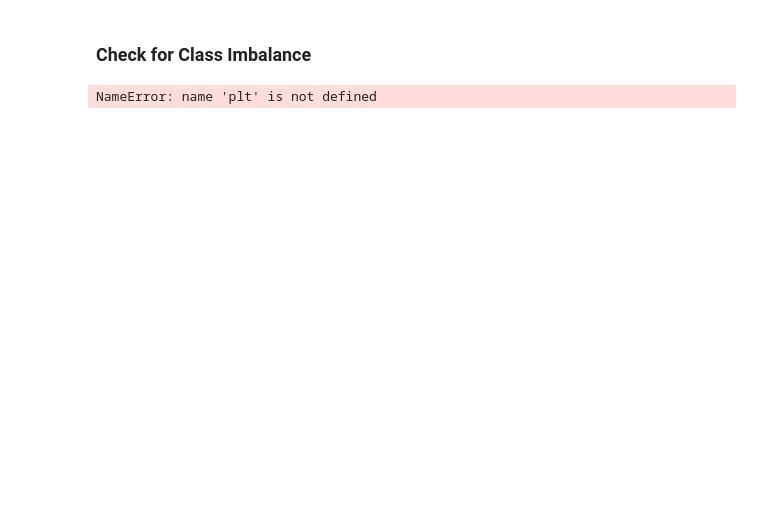
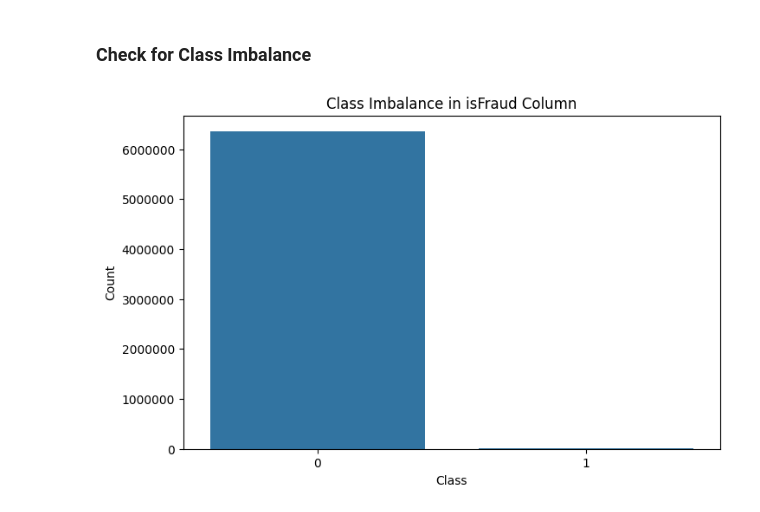
Before and after one commit to waquas9248/SE512, a Jupyter notebook: Fraud Detection.ipynb, the cells around one changed output. Saved outputs shown, nothing was run; the diff lists cells and outputs as text; code cells hidden in the pictures; blank space fills up the shorter version.

```diff
--- a/Fraud Detection.ipynb
+++ b/Fraud Detection.ipynb
@@ -139,16 +164,18 @@ plt.show()
 # %%
 # Set the figure size
 plt.figure(figsize=(8, 5))
 
 # Plot the class imbalance
 sns.countplot(x='isFraud', data=dff)
 
 # Add labels and title
 plt.xlabel('Class')
 plt.ylabel('Count')
+plt.ticklabel_format(style='plain', axis='x')
+plt.ticklabel_format(style='plain', axis='y')
 plt.title('Class Imbalance in isFraud Column')
 
 # Show the plot
 plt.show()
 # %% [output]
-NameError: name 'plt' is not defined
+[figure, added]
```
Also changed, not shown: parts of 11 cells of this notebook.
